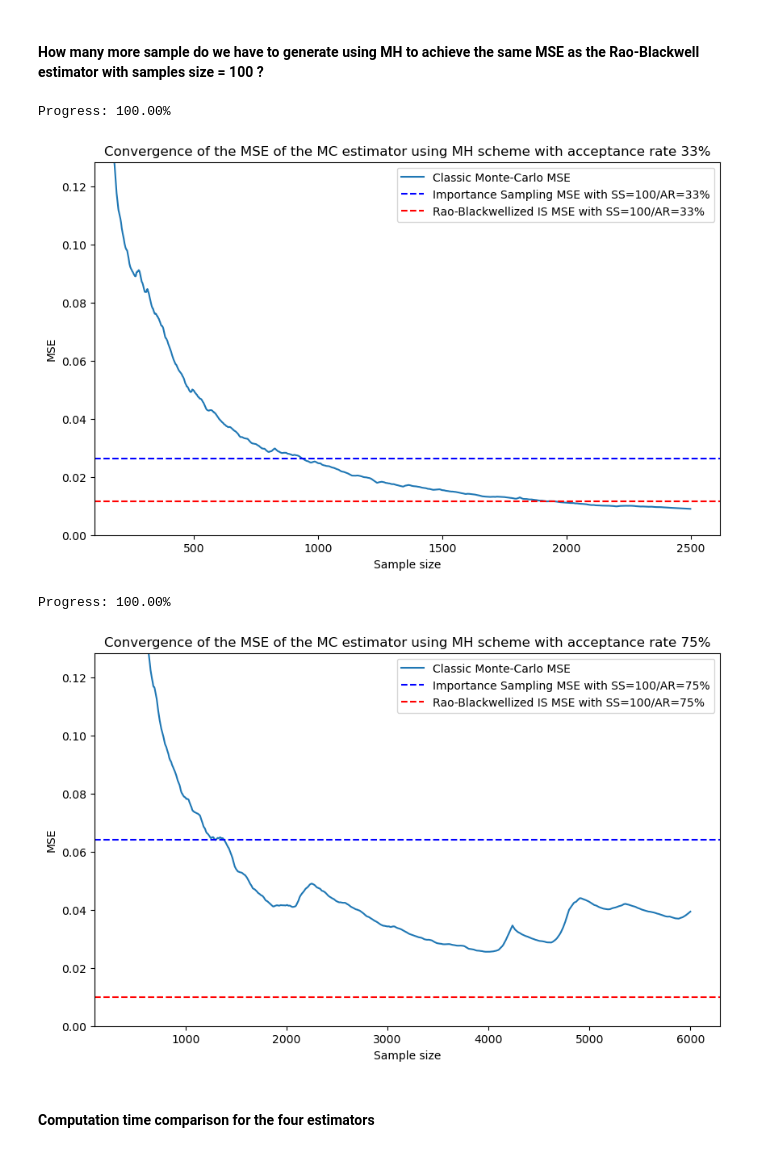
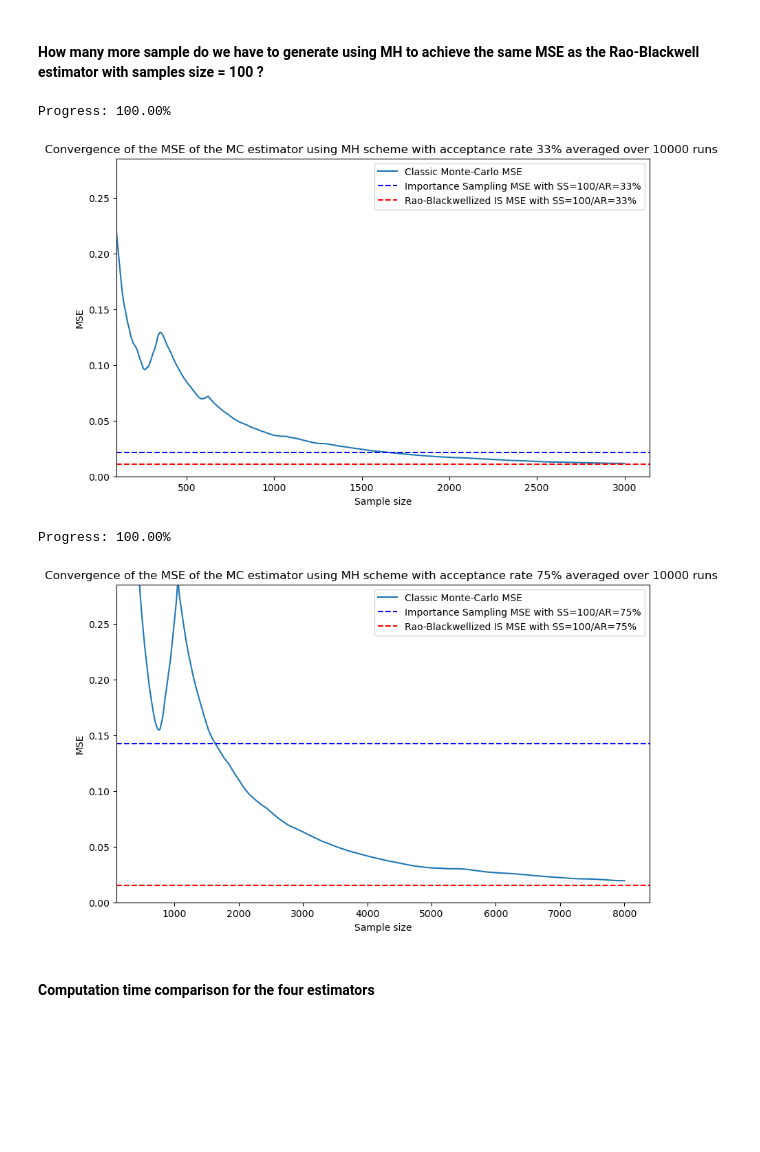
Before and after one commit to KillianCST/Academic-Projects-, a Jupyter notebook: Rao-Blackwellization of sampling scheme/RB_MH_IS.ipynb, the cells around one changed output. Drawn from its saved outputs; the diff is of its cells as text; code cells hidden in the pictures; blank space fills up the shorter version.

```diff
--- a/Rao-Blackwellization of sampling scheme/RB_MH_IS.ipynb
+++ b/Rao-Blackwellization of sampling scheme/RB_MH_IS.ipynb
@@ -8,8 +9,2 @@ from numba import jit
 # %% [markdown]
 ## Rao-Blackwellization of the Metropolis-Hasting algorithm in the general case
-# %%
-f = stats.t(df=3)  # Target distribution
-#sigma = 0.34  #Acceptance Rate 0.33
-#sigma = 2.5   #Acceptance Rate 0.75
-sigma = 0.34
-g = lambda y,sigma: stats.cauchy(loc=y,scale=1/sigma)
@@ -528,50 +581,52 @@ df_results.round(5)
 #### How many more sample do we have to generate using MH to achieve the same MSE as the Rao-Blackwell estimator with samples size = 100 ?
 # %%
 # Parameters
-MSE_values_is = [0.02633, 0.06425]
-MSE_values_is_rb = [0.01151, 0.01007]
-true_mean = 0
-number_of_samples = 500
+MSE_values_is = [0.02126, 0.14260]
+MSE_values_is_rb = [0.01100, 0.01556]
+h = h1
+true_mean = true_mean1
+number_of_samples = 10000
 sigmas = [0.34,2.5]
 AR = ['33%','75%']
 
 for k,sigma in enumerate(sigmas):
 
-    tt = np.arange(100, 2500+k*3500, 1)
+    tt = np.arange(100, 3000+k*5000, 1)
     mse_mh = np.zeros(len(tt))
 
     for j in range(number_of_samples):
-        accept, _ = metropolis_hastings(tt[-1], sigma)
 
+        accept, _ = metropolis_hastings(1,len(tt), sigma)
+        accept = accept[0,:]
         # For each t in tt, calculate MSE from the start of the chain up to t
         for i,t in enumerate(tt):
             subset_accept = accept[:t]
-            MC_estimate = ((np.mean(subset_accept) - true_mean) ** 2)/number_of_samples
+            MC_estimate = ((monte_carlo_estimator(subset_accept,h) - true_mean) ** 2)/number_of_samples
             mse_mh[i]+= MC_estimate
 
         # Progress indicator
         progress = 100 * (j + 1) / number_of_samples
         print(f"Progress: {progress:.2f}%".ljust(50), end='\r')
 
 
 
     # Plot results
     plt.figure(figsize=(10, 6))
     plt.plot(tt, mse_mh, label='Classic Monte-Carlo MSE')
     plt.axhline(y=MSE_values_is[k], color='b', linestyle='--', label=f'Importance Sampling MSE with SS=100/AR={AR[k]}')
     plt.axhline(y=MSE_values_is_rb[k], color='r', linestyle='--', label=f'Rao-Blackwellized IS MSE with SS=100/AR={AR[k]}')
     plt.legend()
     plt.ylim(0, 2 * MSE_values_is[1])
     plt.xlim(100)
     plt.xlabel('Sample size')
     plt.ylabel('MSE')
-    plt.title(f"Convergence of the MSE of the MC estimator using MH scheme with acceptance rate {AR[k]}")
+    plt.title(f"Convergence of the MSE of the MC estimator using MH scheme with acceptance rate {AR[k]} averaged over {number_of_samples} runs ")
     plt.show()
 # %% [output]
 Progress: 100.00%
-[figure, old version]
+[figure, new version]
 Progress: 100.00%
-[figure, old version]
+[figure, new version]
 # %% [markdown]
 #### Computation time comparison for the four estimators
 # %%
```
Also changed, not shown: parts of 25 cells of this notebook, 4 other files.
